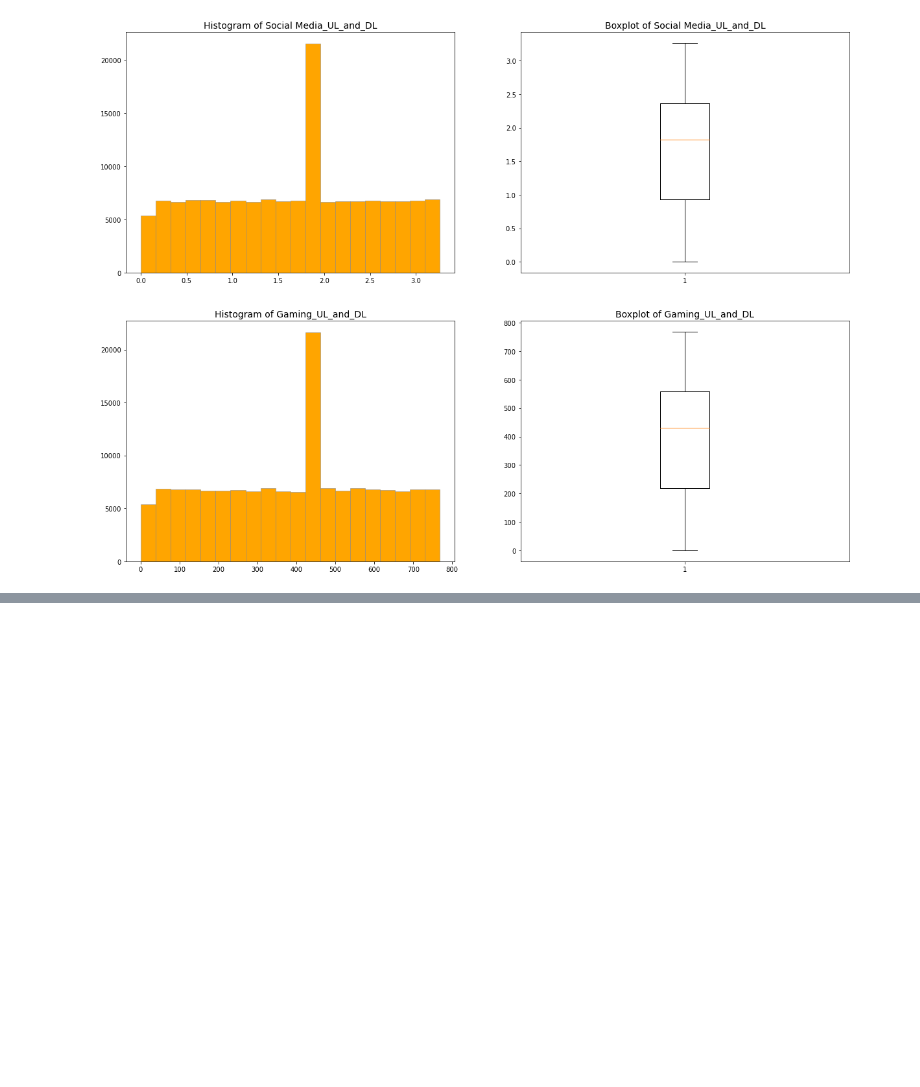
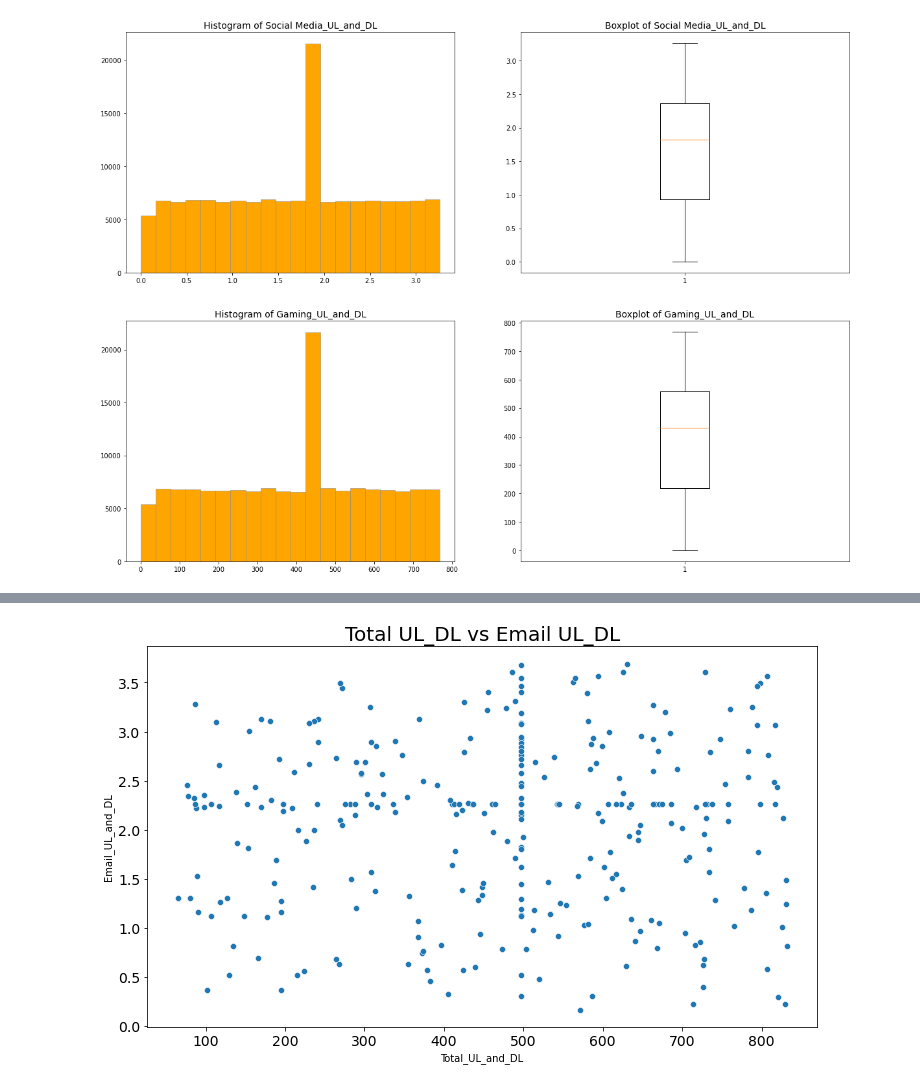
Before and after one commit to Tilda98/TelecommunicationDataAnalysis, a Jupyter notebook: notebook/data_understanding.ipynb, the cells around one changed output, grey strips where cells are left out. Saved outputs shown, nothing was run; the diff lists cells and outputs as text; code cells hidden in the pictures; blank space fills up the shorter version.

```diff
--- a/notebook/data_understanding.ipynb
+++ b/notebook/data_understanding.ipynb
@@ -691,0 +766,6 @@ plot_univariate(user_overview_data,'Social Media_UL_and_DL','Gaming_UL_and_DL')
+# %%
+# Plotting a multivariate graph of Email vs total
+
+plot_scatter(user_overview_data.sample(300), x_col="Total_UL_and_DL", y_col="Email_UL_and_DL", title="Total UL_DL vs Email UL_DL")
+# %% [output]
+[figure, added]
```
Also changed, not shown: parts of 9 cells of this notebook.
